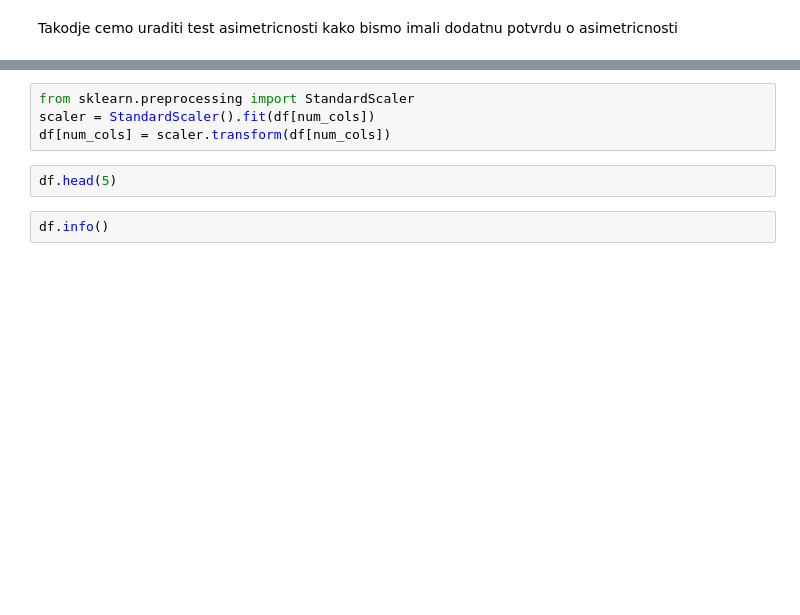
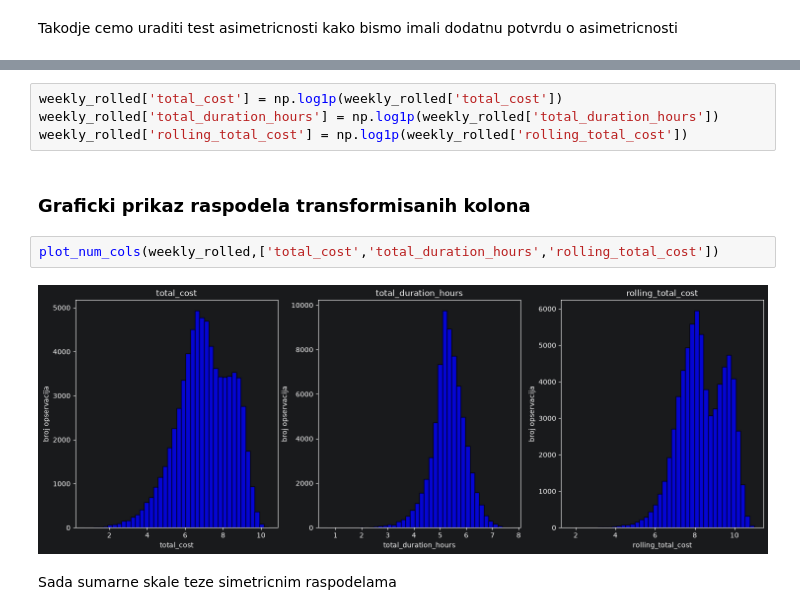
Before and after one commit to LukaDervisevic/GCPCostPreditionModel, a Jupyter notebook: gcp_nn.ipynb, the cells around one changed output, grey strips where cells are left out. Cells and saved outputs as stored; diff of their text form; blank space fills up the shorter version.

```diff
--- a/gcp_nn.ipynb
+++ b/gcp_nn.ipynb
@@ -266,8 +354,12 @@ Nakon tranformacije, vršimo skaliranje svih numeričkih promenljivi kako bismo
-# %%
-from sklearn.preprocessing import StandardScaler
-scaler = StandardScaler().fit(df[num_cols])
-df[num_cols] = scaler.transform(df[num_cols])
-# %%
-df.head(5)
-# %%
-df.info()
+# %%
+weekly_rolled['total_cost'] = np.log1p(weekly_rolled['total_cost'])
+weekly_rolled['total_duration_hours'] = np.log1p(weekly_rolled['total_duration_hours'])
+weekly_rolled['rolling_total_cost'] = np.log1p(weekly_rolled['rolling_total_cost'])
+# %% [markdown]
+### Graficki prikaz raspodela transformisanih kolona
+# %%
+plot_num_cols(weekly_rolled,['total_cost','total_duration_hours','rolling_total_cost'])
+# %% [output]
+[figure, added]
+# %% [markdown]
+Sada sumarne skale teze simetricnim raspodelama
```
Also changed, not shown: parts of 69 cells of this notebook.
